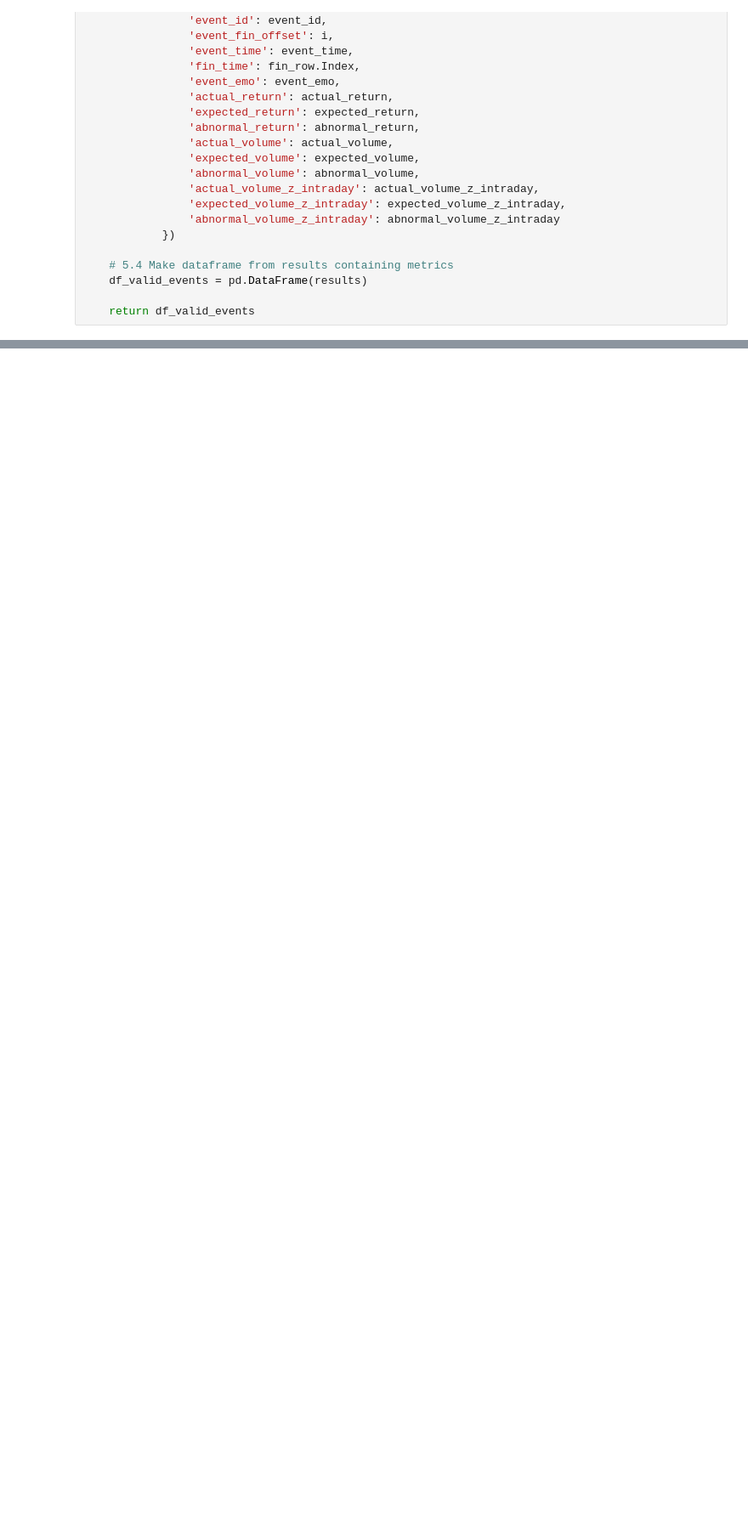
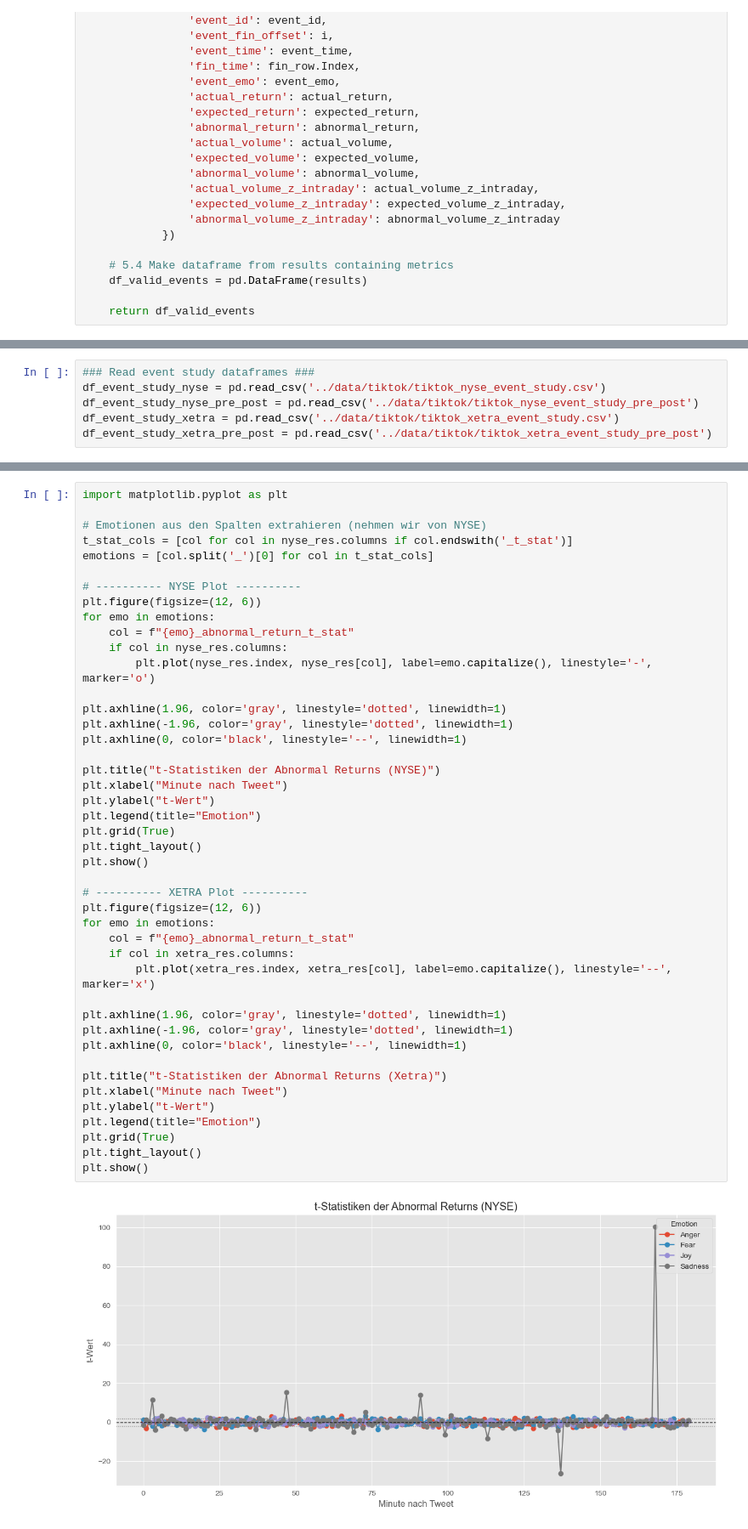
Before and after one commit to AK960/COIN_Repo, a Jupyter notebook: scripts/tiktok_emotion_analysis.ipynb, the cells around one changed output, grey strips where cells are left out. Shown at 85% size. Cells and saved outputs as stored; diff of their text form; blank space fills up the shorter version.

Commit message:
Finished tiktok event study abnormal return

```diff
--- a/scripts/tiktok_emotion_analysis.ipynb
+++ b/scripts/tiktok_emotion_analysis.ipynb
@@ -366,0 +313,6 @@ print(ny_time.tz_convert('UTC'))     # 2023-11-15 13:00:00+00:00
+# %%
+### Read event study dataframes ###
+df_event_study_nyse = pd.read_csv('../data/tiktok/tiktok_nyse_event_study.csv')
+df_event_study_nyse_pre_post = pd.read_csv('../data/tiktok/tiktok_nyse_event_study_pre_post')
+df_event_study_xetra = pd.read_csv('../data/tiktok/tiktok_xetra_event_study.csv')
+df_event_study_xetra_pre_post = pd.read_csv('../data/tiktok/tiktok_xetra_event_study_pre_post')
@@ -366,0 +390,46 @@ print(ny_time.tz_convert('UTC'))     # 2023-11-15 13:00:00+00:00
+# %%
+import matplotlib.pyplot as plt
+
+# Emotionen aus den Spalten extrahieren (nehmen wir von NYSE)
+t_stat_cols = [col for col in nyse_res.columns if col.endswith('_t_stat')]
+emotions = [col.split('_')[0] for col in t_stat_cols]
+
+# ---------- NYSE Plot ----------
+plt.figure(figsize=(12, 6))
+for emo in emotions:
+    col = f"{emo}_abnormal_return_t_stat"
+    if col in nyse_res.columns:
+        plt.plot(nyse_res.index, nyse_res[col], label=emo.capitalize(), linestyle='-', marker='o')
+
+plt.axhline(1.96, color='gray', linestyle='dotted', linewidth=1)
+plt.axhline(-1.96, color='gray', linestyle='dotted', linewidth=1)
+plt.axhline(0, color='black', linestyle='--', linewidth=1)
+
+plt.title("t-Statistiken der Abnormal Returns (NYSE)")
+plt.xlabel("Minute nach Tweet")
+plt.ylabel("t-Wert")
+plt.legend(title="Emotion")
+plt.grid(True)
+plt.tight_layout()
+plt.show()
+
+# ---------- XETRA Plot ----------
+plt.figure(figsize=(12, 6))
+for emo in emotions:
+    col = f"{emo}_abnormal_return_t_stat"
+    if col in xetra_res.columns:
+        plt.plot(xetra_res.index, xetra_res[col], label=emo.capitalize(), linestyle='--', marker='x')
+
+plt.axhline(1.96, color='gray', linestyle='dotted', linewidth=1)
+plt.axhline(-1.96, color='gray', linestyle='dotted', linewidth=1)
+plt.axhline(0, color='black', linestyle='--', linewidth=1)
+
+plt.title("t-Statistiken der Abnormal Returns (Xetra)")
+plt.xlabel("Minute nach Tweet")
+plt.ylabel("t-Wert")
+plt.legend(title="Emotion")
+plt.grid(True)
+plt.tight_layout()
+plt.show()
+# %% [output]
+[figure, added]
```
Also changed, not shown: parts of 11 cells of this notebook.
